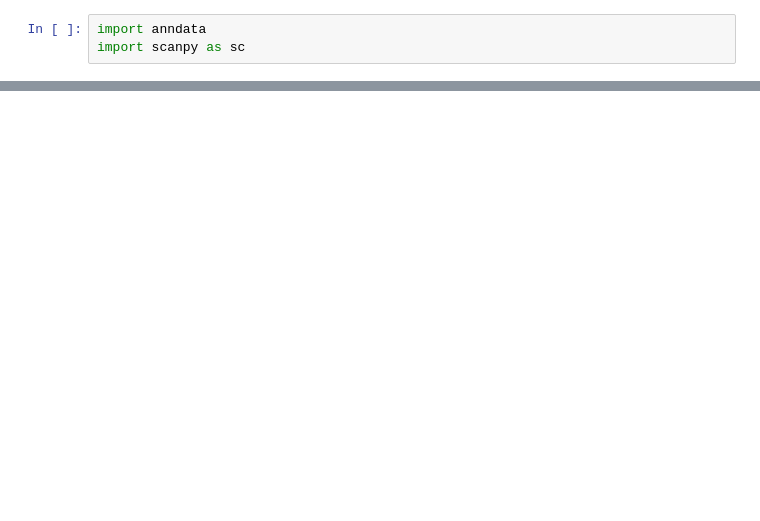
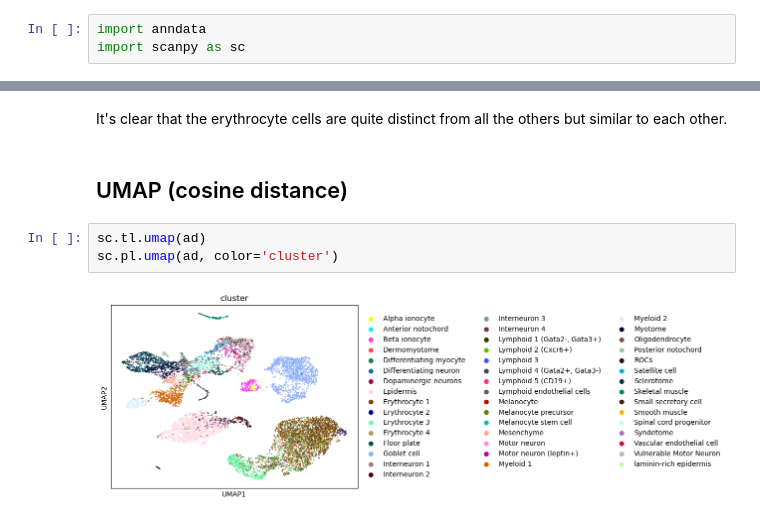
Before and after one commit to wvietor/stat4243_project1, a Jupyter notebook: main.ipynb, the cells around one changed output, grey strips where cells are left out. Cells and saved outputs as stored; diff of their text form; blank space fills up the shorter version.

Commit message:
working on visualization

```diff
--- a/main.ipynb
+++ b/main.ipynb
@@ -20,0 +21,9 @@ ad = anndata.read_h5ad('cleaned_processed_frogtail.h5ad')
+# %% [markdown]
+It's clear that the erythrocyte cells are quite distinct from all the others but similar to each other.
+# %% [markdown]
+## UMAP (cosine distance)
+# %%
+sc.tl.umap(ad)
+sc.pl.umap(ad, color='cluster')
+# %% [output]
+[figure, added]
```
Also changed, not shown: parts of 10 cells of this notebook.
